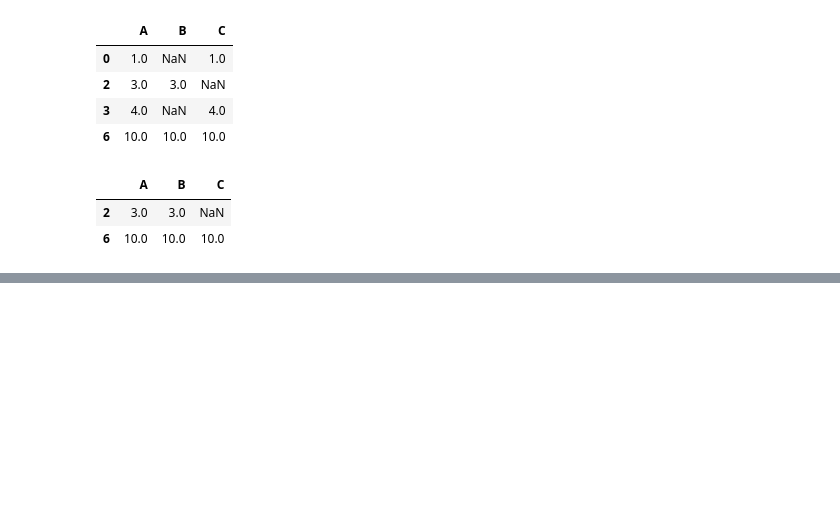
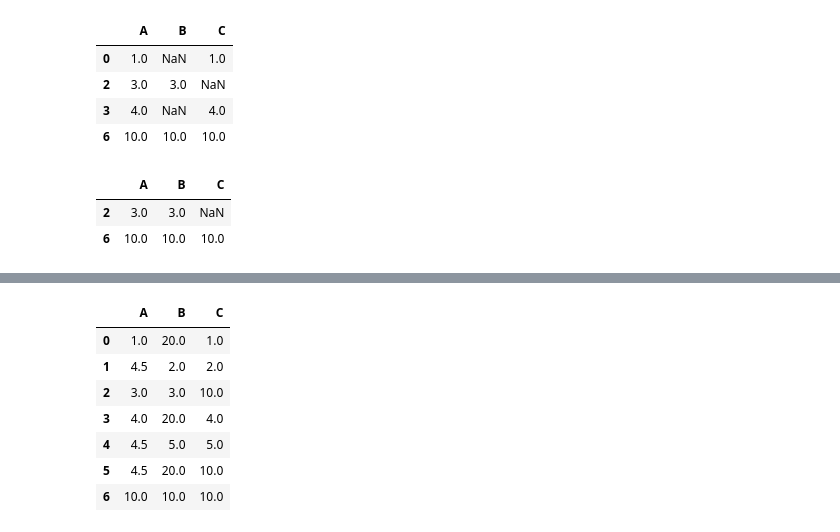
Before and after one commit to sokhan1/Introduction-to-data-analysts, a Jupyter notebook: 3_10_values_&_NA.ipynb, the cells around one changed output, grey strips where cells are left out. Saved outputs shown, nothing was run; the diff lists cells and outputs as text; code cells hidden in the pictures; blank space fills up the shorter version.

```diff
--- a/3_10_values_&_NA.ipynb
+++ b/3_10_values_&_NA.ipynb
@@ -145,0 +202,11 @@ df.dropna( subset = ['A','B'],how = 'any')
+# %%
+import pandas as pd
+import numpy as np
+
+data3 = {'A':[1, None, 3, 4, None, None, 10],
+         'B':[None, 2, 3, None, 5, None, 10],
+         'C':[1, 2, None, 4, 5 ,None, 10]
+}
+
+df3= pd.DataFrame(data)
+df3
@@ -145,0 +222,15 @@ df.dropna( subset = ['A','B'],how = 'any')
+# %%
+df3.fillna({
+        'A':df3.A.mean(),
+        'B':df3.B.sum(),
+        'C':df3.C.max()
+})
+# %% [output]
+|  | A | B | C |
+| 0 | 1.0 | 20.0 | 1.0 |
+| 1 | 4.5 | 2.0 | 2.0 |
+| 2 | 3.0 | 3.0 | 10.0 |
+| 3 | 4.0 | 20.0 | 4.0 |
+| 4 | 4.5 | 5.0 | 5.0 |
+| 5 | 4.5 | 20.0 | 10.0 |
+| 6 | 10.0 | 10.0 | 10.0 |
```
Also changed, not shown: parts of 7 cells of this notebook.
